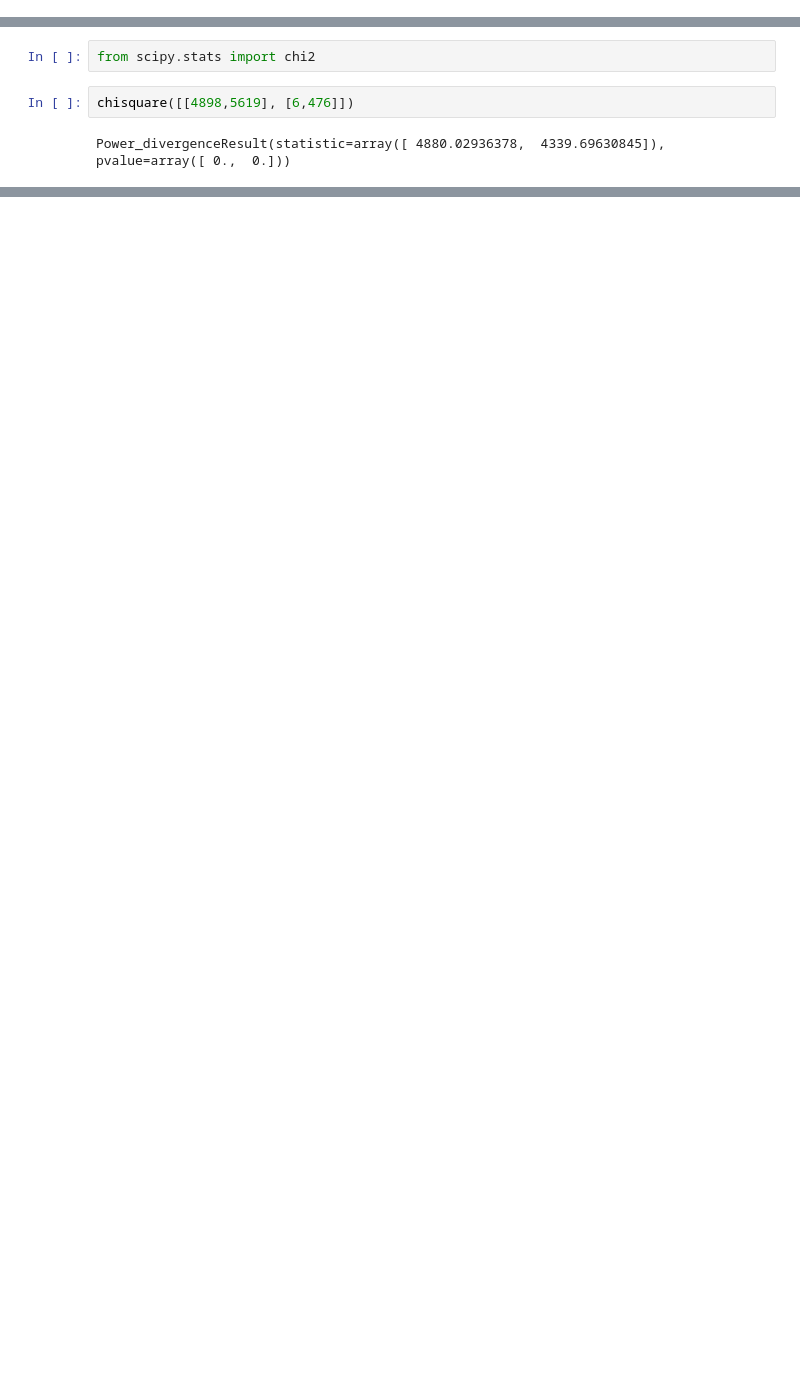
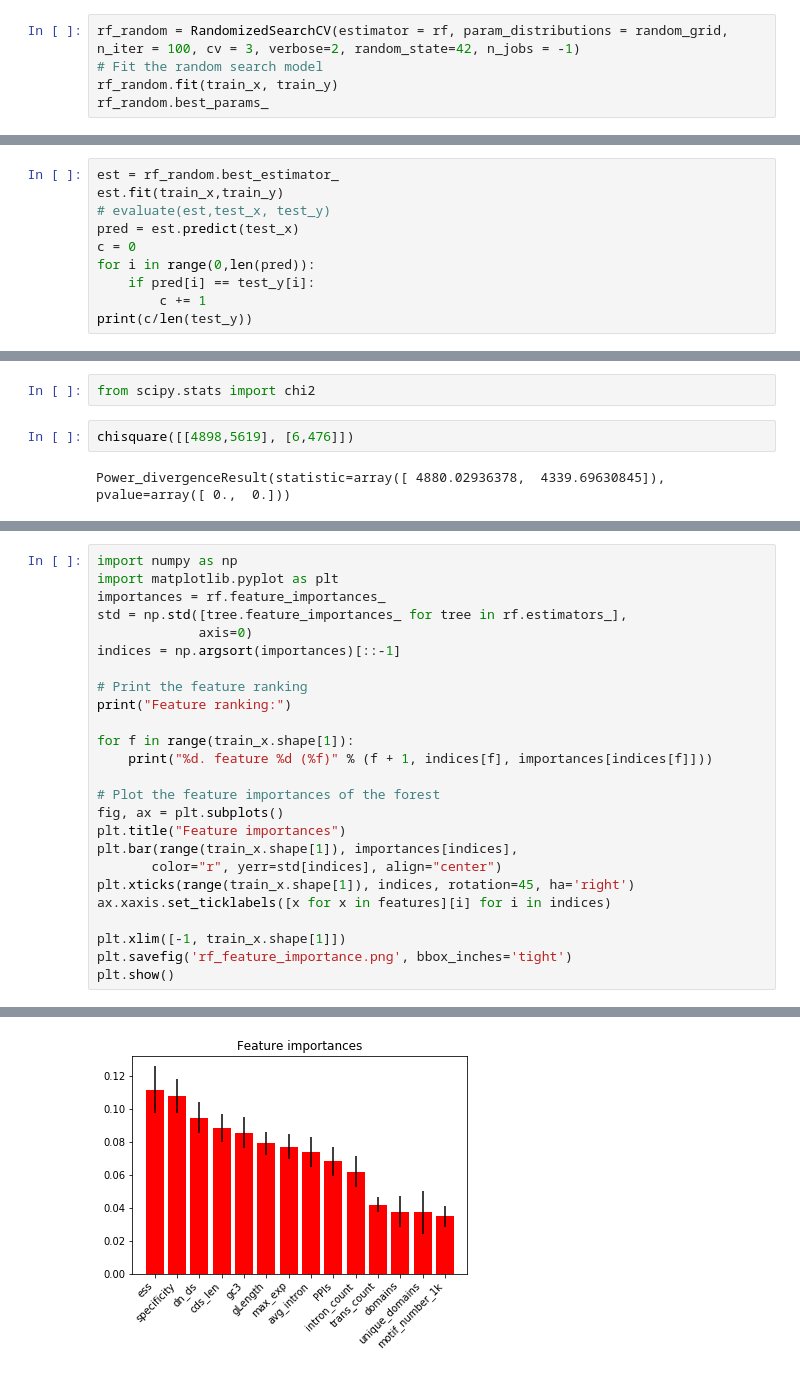
Before and after one commit to ZoeVance/data_cleaning_backup, a Jupyter notebook: Stats.ipynb, the cells around one changed output, grey strips where cells are left out. Drawn from its saved outputs; the diff is of its cells as text; blank space fills up the shorter version.

```diff
--- a/Stats.ipynb
+++ b/Stats.ipynb
@@ -1125,0 +1912,5 @@ plt.show()
+# %%
+rf_random = RandomizedSearchCV(estimator = rf, param_distributions = random_grid, n_iter = 100, cv = 3, verbose=2, random_state=42, n_jobs = -1)
+# Fit the random search model
+rf_random.fit(train_x, train_y)
+rf_random.best_params_
@@ -1125,0 +1978,10 @@ plt.show()
+# %%
+est = rf_random.best_estimator_
+est.fit(train_x,train_y)
+# evaluate(est,test_x, test_y)
+pred = est.predict(test_x)
+c = 0
+for i in range(0,len(pred)):
+    if pred[i] == test_y[i]:
+        c += 1
+print(c/len(test_y))
@@ -1172,0 +2293,26 @@ Power_divergenceResult(statistic=array([ 4880.02936378,  4339.69630845]), pvalue
+# %%
+import numpy as np
+import matplotlib.pyplot as plt
+importances = rf.feature_importances_
+std = np.std([tree.feature_importances_ for tree in rf.estimators_],
+             axis=0)
+indices = np.argsort(importances)[::-1]
+
+# Print the feature ranking
+print("Feature ranking:")
+
+for f in range(train_x.shape[1]):
+    print("%d. feature %d (%f)" % (f + 1, indices[f], importances[indices[f]]))
+
+# Plot the feature importances of the forest
+fig, ax = plt.subplots()
+plt.title("Feature importances")
+plt.bar(range(train_x.shape[1]), importances[indices],
+       color="r", yerr=std[indices], align="center")
+plt.xticks(range(train_x.shape[1]), indices, rotation=45, ha='right')
+ax.xaxis.set_ticklabels([x for x in features][i] for i in indices)
+
+plt.xlim([-1, train_x.shape[1]])
+plt.savefig('rf_feature_importance.png', bbox_inches='tight')
+plt.show()
+# %% [output]
@@ -1172,0 +2334 @@ Power_divergenceResult(statistic=array([ 4880.02936378,  4339.69630845]), pvalue
+[figure, added]
```
Also changed, not shown: parts of 111 cells of this notebook, 5 other files.
